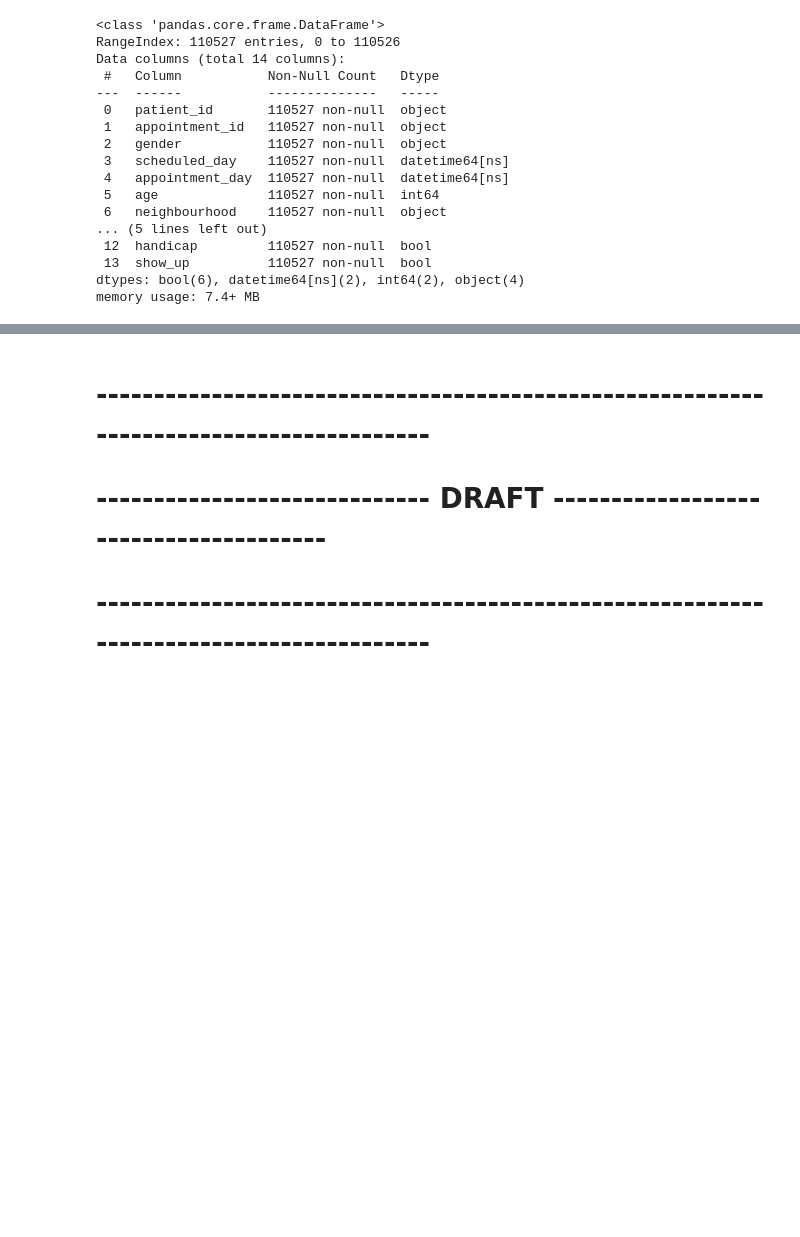
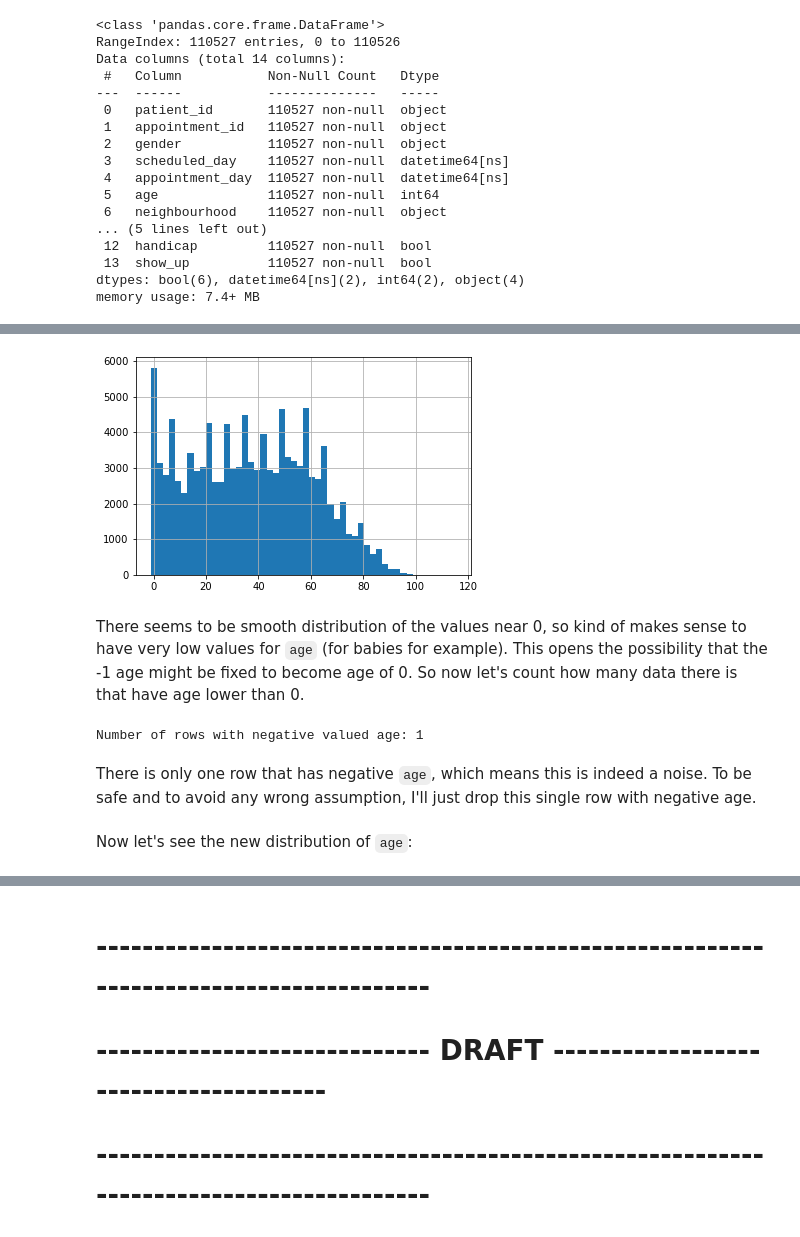
Before and after one commit to fletchersarip93/medical-appointment-no-show-data-analysis, a Jupyter notebook: Investigation_of_No_Show_Appointments_Data.ipynb, the cells around one changed output, grey strips where cells are left out. Cells and saved outputs as stored; diff of their text form; code cells hidden in the pictures; blank space fills up the shorter version.

Commit message:
feat: Complete data wrangling

```diff
--- a/Investigation_of_No_Show_Appointments_Data.ipynb
+++ b/Investigation_of_No_Show_Appointments_Data.ipynb
@@ -399,0 +426,12 @@ memory usage: 7.4+ MB
+# %%
+df.age.hist(bins=50);
+# %% [output]
+[figure, added]
+# %% [markdown]
+There seems to be smooth distribution of the values near 0, so kind of makes sense to have very low values for `age` (for babies for example). This opens the possibility that the -1 age might be fixed to become age of 0. So now let's count how many data there is that have age lower than 0.
+# %%
+print(f'Number of rows with negative valued age: {sum(df.age < 0)}')
+# %% [output]
+Number of rows with negative valued age: 1
+# %% [markdown]
+There is only one row that has negative `age`, which means this is indeed a noise. To be safe and to avoid any wrong assumption, I'll just drop this single row with negative age.
@@ -399,0 +440,2 @@ memory usage: 7.4+ MB
+# %% [markdown]
+Now let's see the new distribution of `age`:
```
Also changed, not shown: parts of 33 cells of this notebook.
